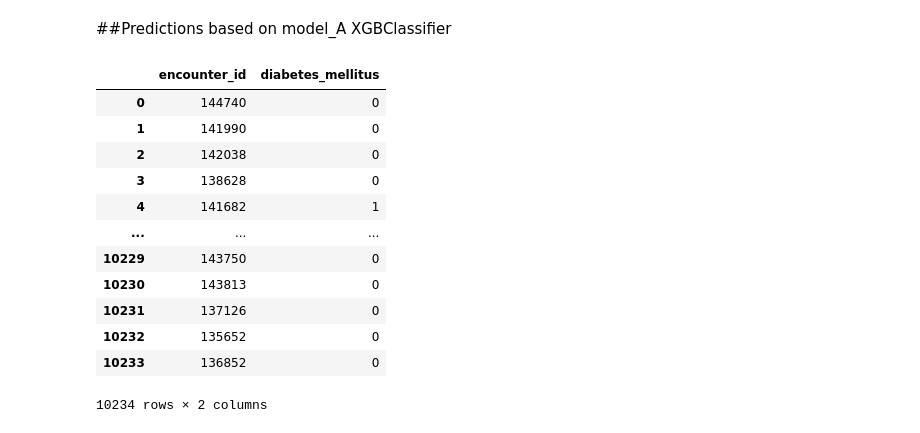
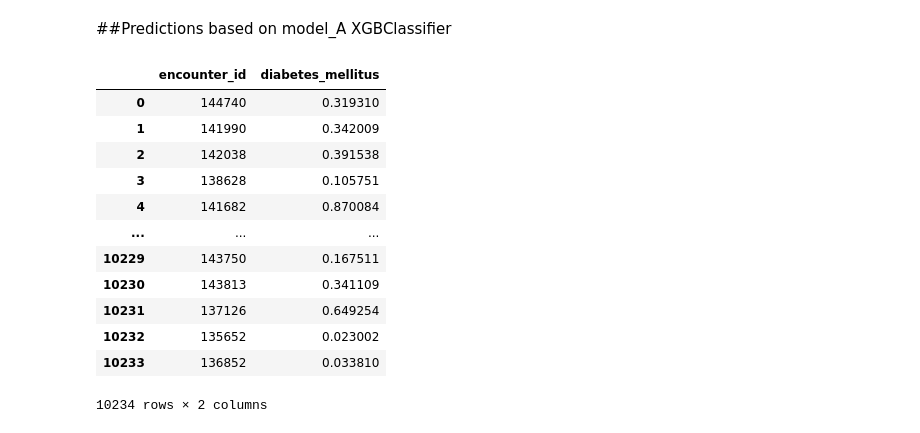
Before and after one commit to K-Hebel/WiDS_Chi, a Jupyter notebook: Model_WiDS.ipynb, the cells around one changed output. Cells and saved outputs as stored; diff of their text form; code cells hidden in the pictures.

Commit message:
Final model submission for WiDS Datathon 2021

```diff
--- a/Model_WiDS.ipynb
+++ b/Model_WiDS.ipynb
@@ -60,2 +257,2 @@ df=pd.read_csv("train/TrainingWiDS2021.csv")
 # %%
-df_A=df.groupby('diabetes_mellitus', group_keys=False).apply(lambda x: x.sample(25000))
+df_A=df.groupby('diabetes_mellitus', group_keys=False).apply(lambda x: x.sample(2000, replace=True, random_state=40))
@@ -64,15 +267,5 @@ df_A=df.groupby('diabetes_mellitus', group_keys=False).apply(lambda x: x.sample(
 # %%
-df_A=df_A.drop(['Unnamed: 0',
- 'encounter_id',
- 'hospital_id',
- 'bmi',
- 'elective_surgery',
- 'ethnicity',
- 'gender',
- 'hospital_admit_source',
- 'icu_admit_source',
- 'icu_id',
- 'icu_stay_type',
- 'icu_type',
- 'pre_icu_los_days',
- 'readmission_status'], axis=1)
+drop_cat=['Unnamed: 0'	,'encounter_id','hospital_id','elective_surgery','icu_id',	'pre_icu_los_days',	'readmission_status',\
+          'hospital_admit_source',	'icu_admit_source',	'icu_stay_type',	'icu_type']
+
+df_A=df_A.drop(drop_cat, axis=1)
@@ -81,7 +278,7 @@ df_A=df_A.drop(['Unnamed: 0',
 # %%
 df_A['bmi']= df_A['weight']/((df_A['height']/100)**2)
 # %%
-df_A_2=df_A.drop(['height', 'weight'], axis = 1)
+df_A_2=df_A.drop(['height', 'weight', 'gender','ethnicity'], axis = 1)
 # %% [markdown]
 ##Proportion of Missing Data in df_A by Feature Column and Count of Available data by Feature Column
 # %%
@@ -132,5 +333,5 @@ y_a_train.shape, X_a_train.shape
 # %%
-model_1_A= XGBClassifier(booster='dart', n_estimators=300) #used to manage datasets with missing values
+model_1_A= XGBClassifier(booster='dart', max_depth=3, n_estimators=300, n_jobs=3, random_state=40) #used to manage datasets with missing values
 # %% [markdown]
 ## XGBClassifier Model 1 - df_A
 # %%
@@ -154,20 +360,20 @@ test_df_A=pd.read_csv('train/UnlabeledWiDS2021.csv')
 # %%
 test_col_A=list(X_a.columns)
 # %%
-test_df_A['diabetes_mellitus']=model_1_A.predict(test_df_A[test_col_A])
+test_df_A['diabetes_mellitus']=model_1_A.predict_proba(test_df_A[test_col_A]) [:,1]
 submit_A = test_df_A[['encounter_id','diabetes_mellitus']]
 submit_A
 # %% [output]
 |  | encounter_id | diabetes_mellitus |
-| 0 | 144740 | 0 |
-| 1 | 141990 | 0 |
-| 2 | 142038 | 0 |
-| 3 | 138628 | 0 |
-| 4 | 141682 | 1 |
+| 0 | 144740 | 0.319310 |
+| 1 | 141990 | 0.342009 |
+| 2 | 142038 | 0.391538 |
+| 3 | 138628 | 0.105751 |
+| 4 | 141682 | 0.870084 |
 | ... | ... | ... |
-| 10229 | 143750 | 0 |
-| 10230 | 143813 | 0 |
-| 10231 | 137126 | 0 |
-| 10232 | 135652 | 0 |
-| 10233 | 136852 | 0 |
+| 10229 | 143750 | 0.167511 |
+| 10230 | 143813 | 0.341109 |
+| 10231 | 137126 | 0.649254 |
+| 10232 | 135652 | 0.023002 |
+| 10233 | 136852 | 0.033810 |
 10234 rows × 2 columns
```
Also changed, not shown: parts of 101 cells of this notebook.
